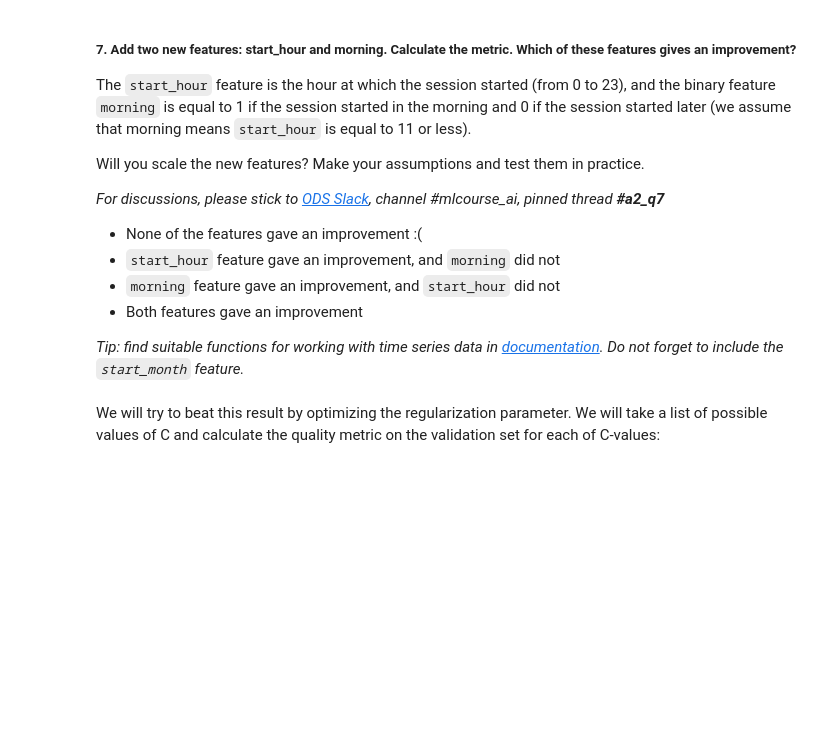
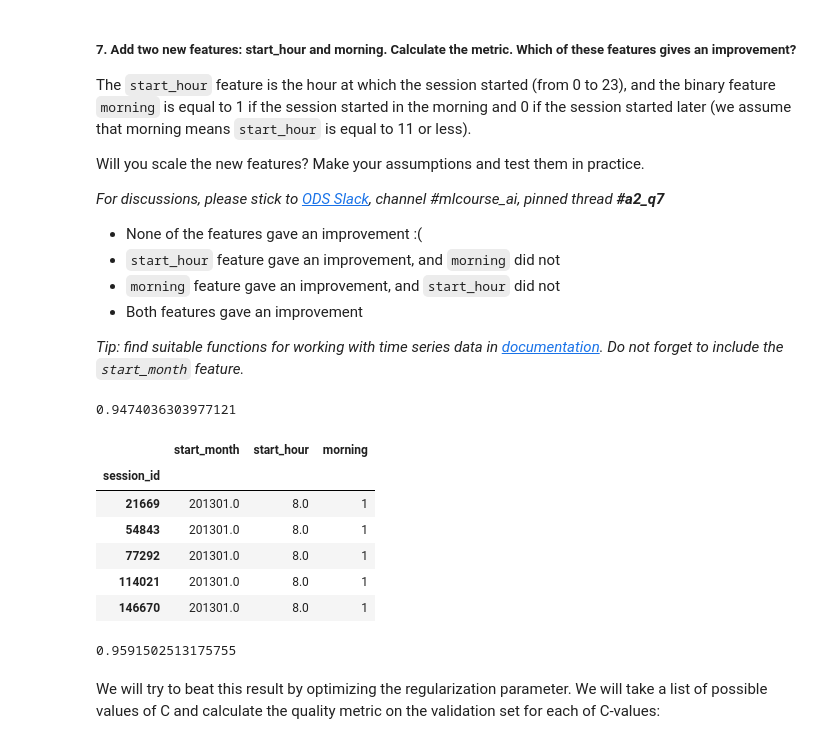
Before and after one commit to athiagarajan/alicecatchmeifucan, a Jupyter notebook: assignment2_part1_alice_logistic_regression.ipynb, the cells around one changed output. Drawn from its saved outputs; the diff is of its cells as text; code cells hidden in the pictures; blank space fills up the shorter version.

```diff
--- a/assignment2_part1_alice_logistic_regression.ipynb
+++ b/assignment2_part1_alice_logistic_regression.ipynb
@@ -553,3 +551,25 @@ Will you scale the new features? Make your assumptions and test them in practice
+# %%
+full_new_feat['start_hour'] = full_df['time1'].apply(lambda ts:
+                                                       ts.hour).astype('float64')
+full_new_feat['morning'] = full_df['time1'].apply(lambda ts:
+                                                       ts.hour<=11).astype('int64')
+#full_new_feat.head(5)
+# Add the new standardized feature to the sparse matrix
+tmp = StandardScaler().fit_transform(full_new_feat[['morning']])
+X_train = csr_matrix(hstack([full_sites_sparse[:idx_split,:], tmp[:idx_split,:]]))
+
+# Compute metric on the validation set
+print(get_auc_lr_valid(X_train, y_train))
+full_new_feat.head(5)
+# %% [output]
+0.9474036303977121
+|  | start_month | start_hour | morning |
+| session_id |  |  |  |
+| 21669 | 201301.0 | 8.0 | 1 |
+| 54843 | 201301.0 | 8.0 | 1 |
+| 77292 | 201301.0 | 8.0 | 1 |
+| 114021 | 201301.0 | 8.0 | 1 |
+| 146670 | 201301.0 | 8.0 | 1 |
 # %%
 # Compose the training set
 tmp_scaled = StandardScaler().fit_transform(full_new_feat[['start_month',
@@ -561,6 +581,8 @@ X_train = csr_matrix(hstack([full_sites_sparse[:idx_split,:],
 # Capture the quality with default parameters
 score_C_1 = get_auc_lr_valid(X_train, y_train)
 print(score_C_1)
+# %% [output]
+0.9591502513175755
 # %% [markdown]
 We will try to beat this result by optimizing the regularization parameter. We will take a list of possible values of C and calculate the quality metric on the validation set for each of C-values:
 # %%
```
Also changed, not shown: parts of 5 cells of this notebook.
